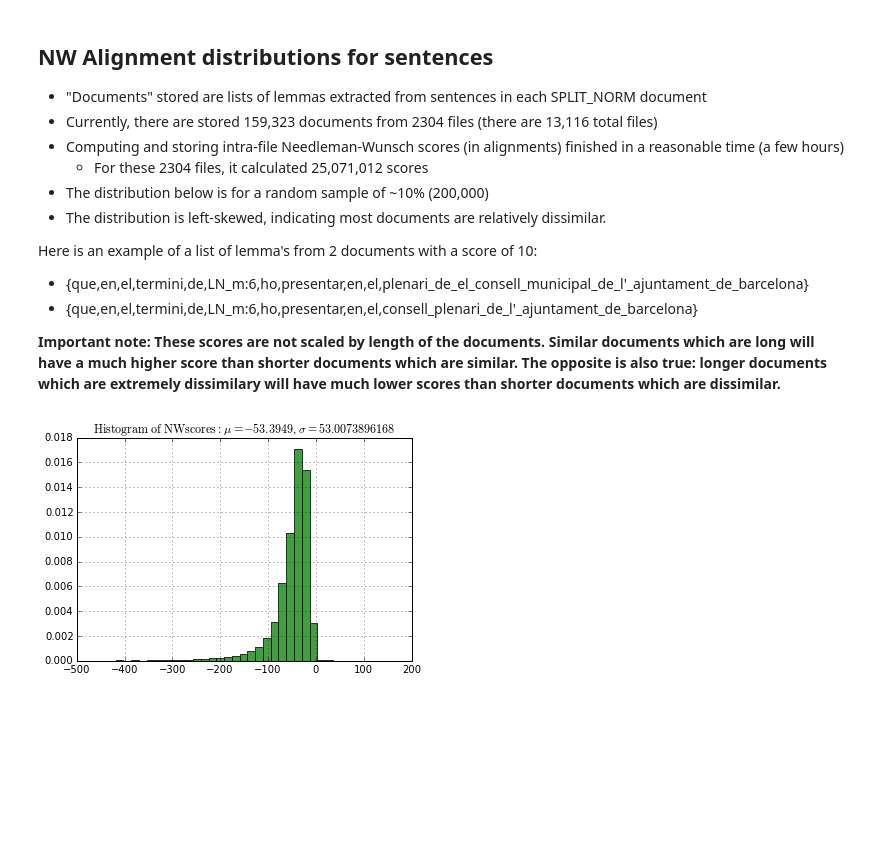
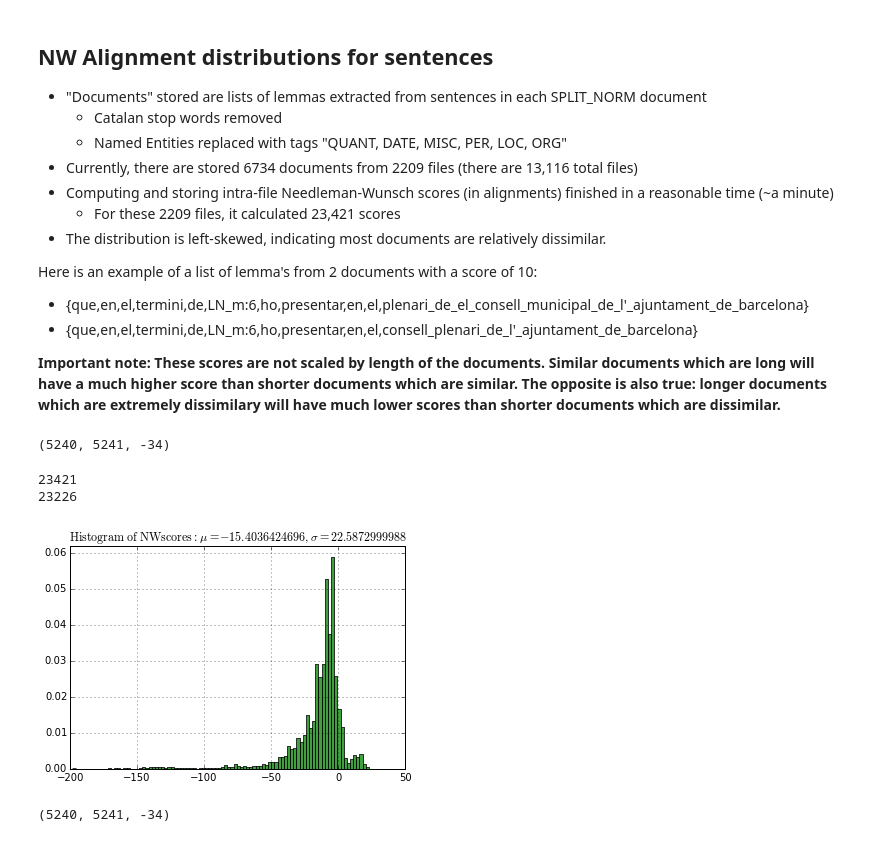
Before and after one commit to abarciauskas-bgse/gaceta, a Jupyter notebook: python_scripts/nw-distribution.ipynb, the cells around one changed output. Drawn from its saved outputs; the diff is of its cells as text; code cells hidden in the pictures; blank space fills up the shorter version.

Commit message:
Update distribution analysis

```diff
--- a/python_scripts/nw-distribution.ipynb
+++ b/python_scripts/nw-distribution.ipynb
@@ -2,10 +2,11 @@
 ## NW Alignment distributions for sentences
 
 * "Documents" stored are lists of lemmas extracted from sentences in each SPLIT_NORM document
-* Currently, there are stored 159,323 documents from 2304 files (there are 13,116 total files)
-* Computing and storing intra-file Needleman-Wunsch scores (in alignments) finished in a reasonable time (a few hours)
-    * For these 2304 files, it calculated 25,071,012 scores
-* The distribution below is for a random sample of ~10% (200,000)
+  * Catalan stop words removed
+  * Named Entities replaced with tags "QUANT, DATE, MISC, PER, LOC, ORG"
+* Currently, there are stored 6734 documents from 2209 files (there are 13,116 total files)
+* Computing and storing intra-file Needleman-Wunsch scores (in alignments) finished in a reasonable time (~a minute)
+    * For these 2209 files, it calculated 23,421 scores
 * The distribution is left-skewed, indicating most documents are relatively dissimilar.
 
 Here is an example of a list of lemma's from 2 documents with a score of 10:
@@ -19,7 +20,10 @@ import psycopg2
 conn = psycopg2.connect("dbname=testdb user=abarciauskas")
 cur = conn.cursor()
 
-cur.execute("SELECT Score FROM alignments ORDER BY random() LIMIT 20000;")
+cur.execute("SELECT Doc1Id,Doc2Id,Score FROM alignments")
 scores = cur.fetchall()
 cur.close()
 conn.close()
+scores[0]
+# %% [output]
+(5240, 5241, -34)
@@ -28,19 +30,31 @@ score_list = [score[0] for score in scores]
+# %%
+score_list = [score[2] for score in scores]
+print(len(score_list))
+score_list = [item for item in score_list if item > -200]
+print(len(score_list))
+# %% [output]
+23421
+23226
 # %%
 %matplotlib inline
 
 import numpy as np
 import matplotlib.mlab as mlab
 import matplotlib.pyplot as plt
 
 # the histogram of the data
 n, bins, patches = plt.hist(score_list, 100, normed=1, facecolor='green', alpha=0.75)
 mu = np.mean(score_list)
 sigma = np.std(score_list)
 plt.title(r'$\mathrm{Histogram\ of\ NW scores:}\ \mu=' + str(mu) + ',\ \sigma=' + str(sigma) + '$')
 # Note: there is a value lower, ths has cut some extremes
-plt.axis([-500, 200, 0, 0.018])
+plt.axis([-200, 50, 0, 0.062])
 plt.grid(True)
 
 plt.show()
 # %% [output]
-[figure, old version]
+[figure, new version]
+# %%
+scores[0]
+# %% [output]
+(5240, 5241, -34)
```
Also changed, not shown: parts of 2 cells of this notebook, 1 other file.
